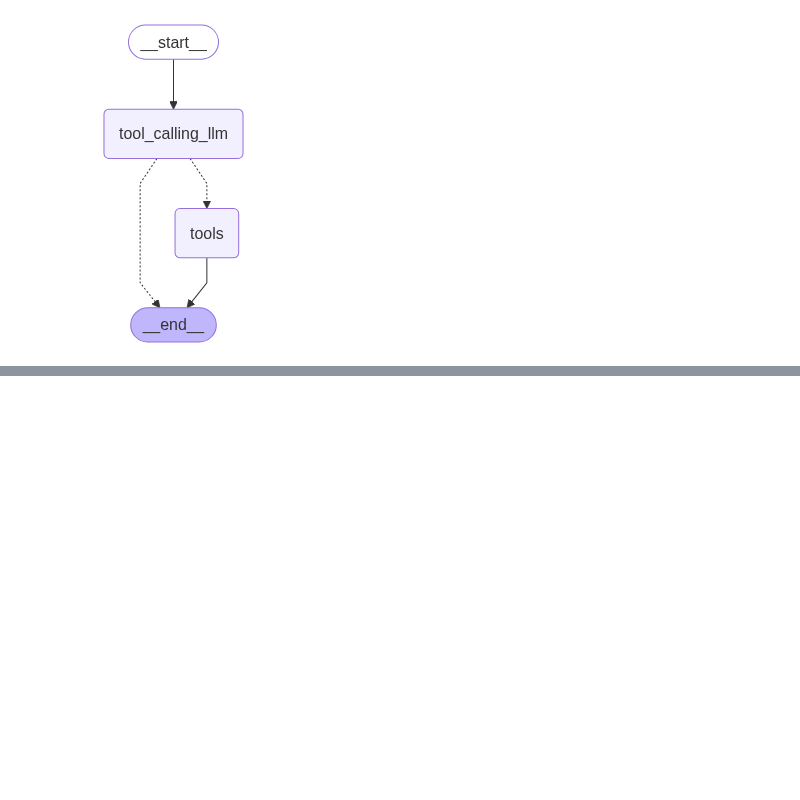
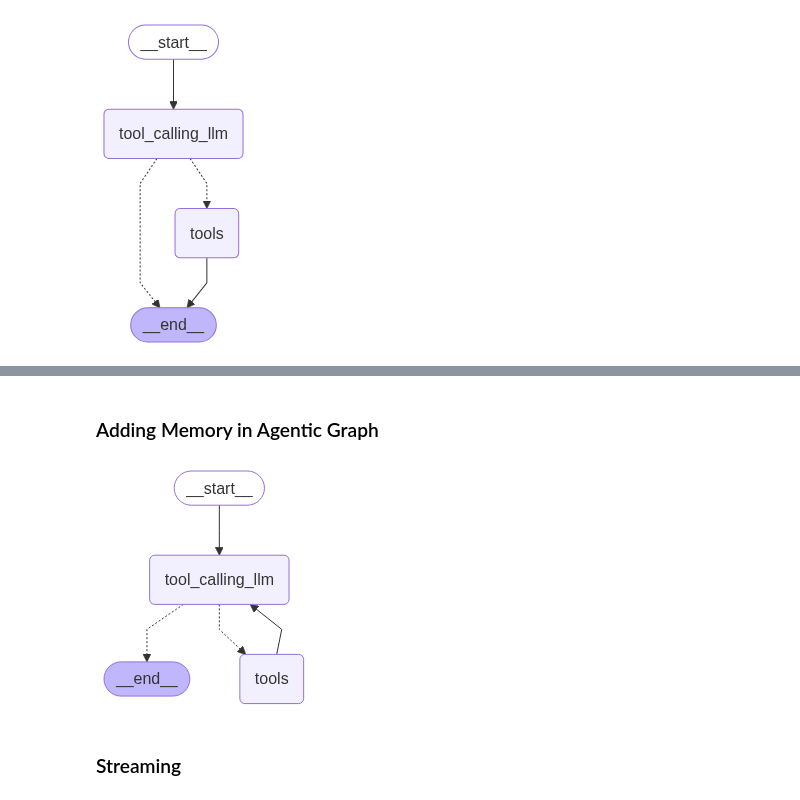
Before and after one commit to vinaykadam007/Agentic-AI, a Jupyter notebook: BasicChatbot/basicchatbot.ipynb, the cells around one changed output, grey strips where cells are left out. Saved outputs shown, nothing was run; the diff lists cells and outputs as text; code cells hidden in the pictures; blank space fills up the shorter version.

```diff
--- a/BasicChatbot/basicchatbot.ipynb
+++ b/BasicChatbot/basicchatbot.ipynb
@@ -175,0 +195,2 @@ response["messages"]
+# %% [markdown]
+### Adding Memory in Agentic Graph
@@ -175,0 +205,36 @@ response["messages"]
+# %%
+#State Graph
+from langgraph.graph import StateGraph, START, END
+from langgraph.prebuilt import ToolNode
+from langgraph.prebuilt import tools_condition
+from IPython.display import Image, display
+from langgraph.checkpoint.memory import MemorySaver
+
+memory = MemorySaver()
+
+#Node definition
+def tool_calling_llm(state:State):
+    return {"messages":llm_with_tool.invoke(state["messages"])}
+
+
+#Graph definition
+
+builder = StateGraph(State)
+
+builder.add_node("tool_calling_llm",tool_calling_llm)
+
+builder.add_node("tools",ToolNode(tools))
+
+#add edges
+builder.add_edge(START, "tool_calling_llm")
+builder.add_conditional_edges(
+    "tool_calling_llm",
+    tools_condition)
+
+builder.add_edge("tools", "tool_calling_llm")
+
+graph = builder.compile(checkpointer=memory)
+
+display(Image(graph.get_graph().draw_mermaid_png()))
+# %% [output]
+[figure, added]
@@ -175,0 +252,2 @@ response["messages"]
+# %% [markdown]
+### Streaming
```
Also changed, not shown: parts of 35 cells of this notebook, 9 other files.
